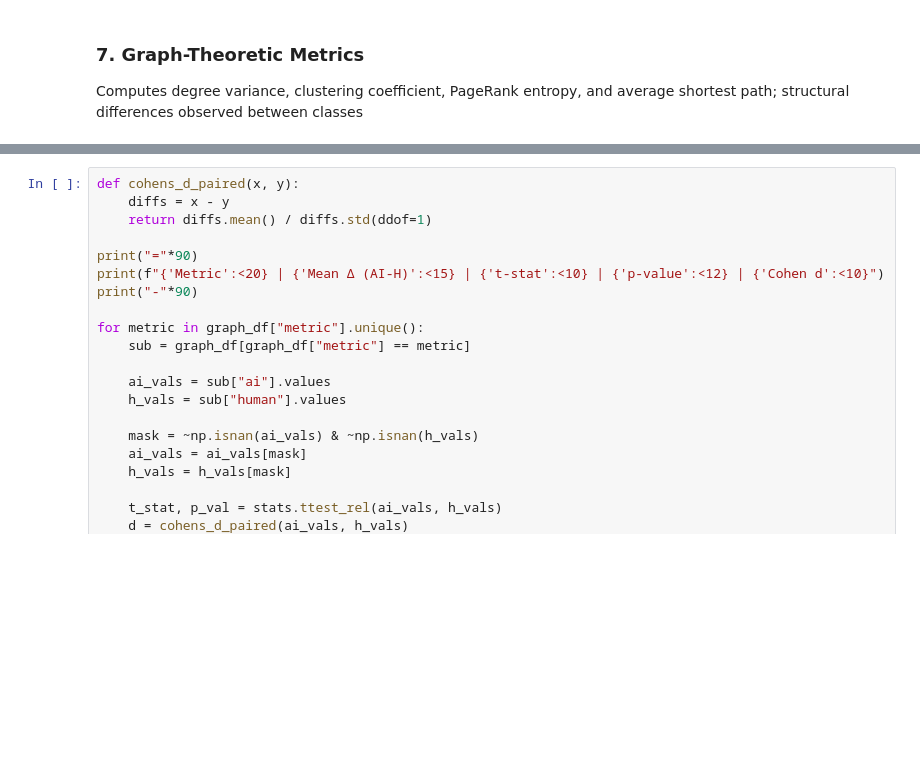
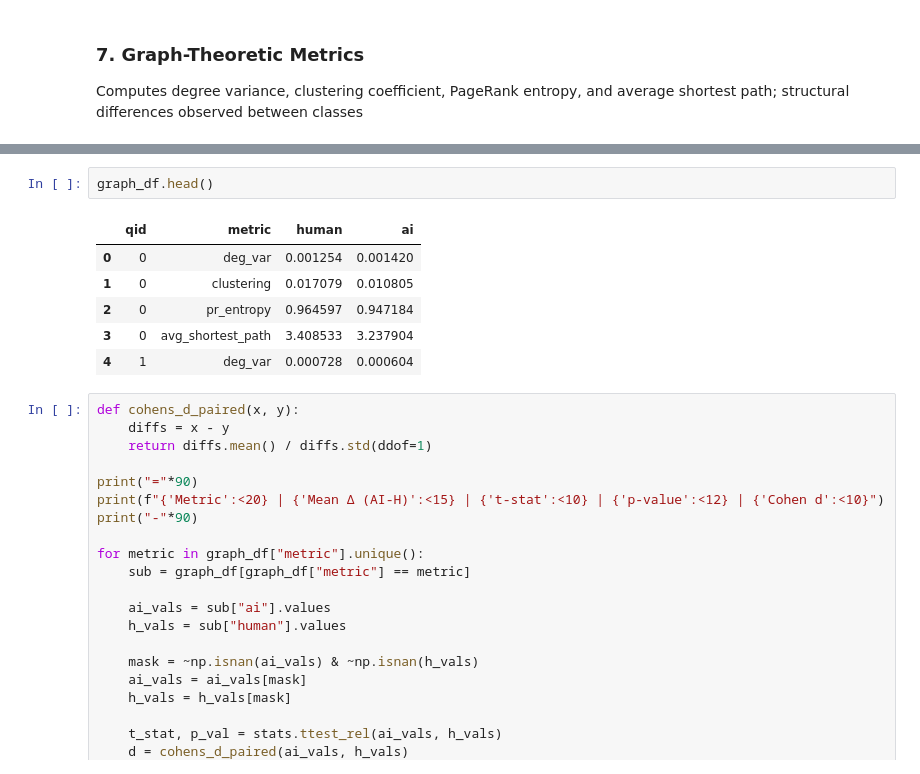
Before and after one commit to Reaper-ai/humanvsai, a Jupyter notebook: hc3.ipynb, the cells around one changed output, grey strips where cells are left out. Saved outputs shown, nothing was run; the diff lists cells and outputs as text; blank space fills up the shorter version.

```diff
--- a/hc3.ipynb
+++ b/hc3.ipynb
@@ -391,3 +390,12 @@ graph_df
+# %%
+graph_df.head()
+# %% [output]
+|  | qid | metric | human | ai |
+| 0 | 0 | deg_var | 0.001254 | 0.001420 |
+| 1 | 0 | clustering | 0.017079 | 0.010805 |
+| 2 | 0 | pr_entropy | 0.964597 | 0.947184 |
+| 3 | 0 | avg_shortest_path | 3.408533 | 3.237904 |
+| 4 | 1 | deg_var | 0.000728 | 0.000604 |
 # %%
 def cohens_d_paired(x, y):
     diffs = x - y
```
Also changed, not shown: parts of 1 cell of this notebook.
